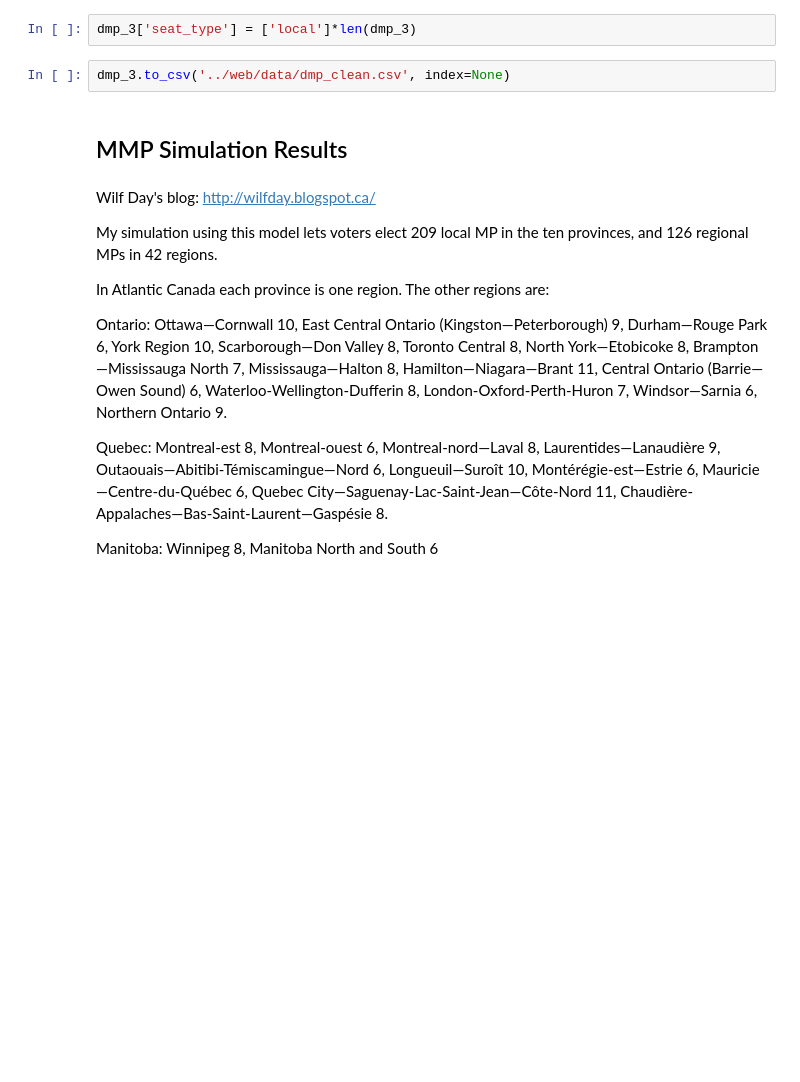
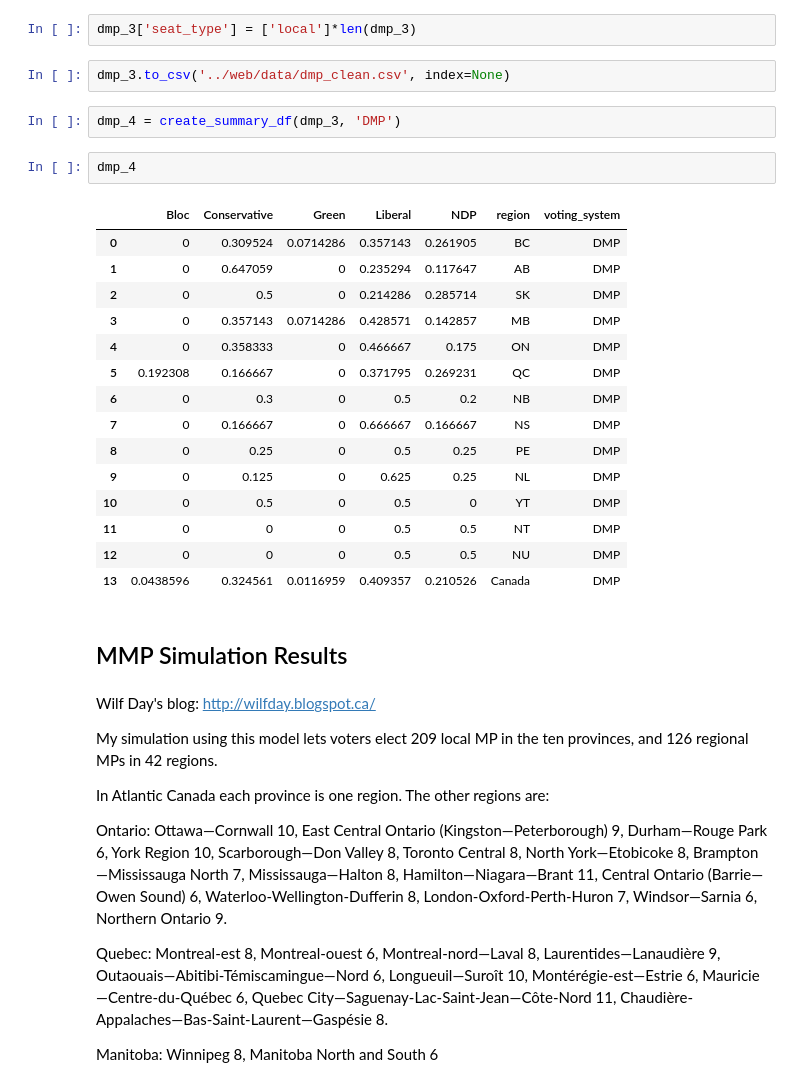
Before and after one commit to smcmurtry/electoral_reform, a Jupyter notebook: python/data_munging.ipynb, the cells around one changed output. Saved outputs shown, nothing was run; the diff lists cells and outputs as text; blank space fills up the shorter version.

```diff
--- a/python/data_munging.ipynb
+++ b/python/data_munging.ipynb
@@ -119,6 +216,26 @@ dmp_3['region_number'] = dmp_3['prov_abbr'].map(lambda x: provs.index(x))
 dmp_3['seat_type'] = ['local']*len(dmp_3)
 # %%
 dmp_3.to_csv('../web/data/dmp_clean.csv', index=None)
+# %%
+dmp_4 = create_summary_df(dmp_3, 'DMP')
+# %%
+dmp_4
+# %% [output]
+|  | Bloc | Conservative | Green | Liberal | NDP | region | voting_system |
+| 0 | 0 | 0.309524 | 0.0714286 | 0.357143 | 0.261905 | BC | DMP |
+| 1 | 0 | 0.647059 | 0 | 0.235294 | 0.117647 | AB | DMP |
+| 2 | 0 | 0.5 | 0 | 0.214286 | 0.285714 | SK | DMP |
+| 3 | 0 | 0.357143 | 0.0714286 | 0.428571 | 0.142857 | MB | DMP |
+| 4 | 0 | 0.358333 | 0 | 0.466667 | 0.175 | ON | DMP |
+| 5 | 0.192308 | 0.166667 | 0 | 0.371795 | 0.269231 | QC | DMP |
+| 6 | 0 | 0.3 | 0 | 0.5 | 0.2 | NB | DMP |
+| 7 | 0 | 0.166667 | 0 | 0.666667 | 0.166667 | NS | DMP |
+| 8 | 0 | 0.25 | 0 | 0.5 | 0.25 | PE | DMP |
+| 9 | 0 | 0.125 | 0 | 0.625 | 0.25 | NL | DMP |
+| 10 | 0 | 0.5 | 0 | 0.5 | 0 | YT | DMP |
+| 11 | 0 | 0 | 0 | 0.5 | 0.5 | NT | DMP |
+| 12 | 0 | 0 | 0 | 0.5 | 0.5 | NU | DMP |
+| 13 | 0.0438596 | 0.324561 | 0.0116959 | 0.409357 | 0.210526 | Canada | DMP |
 # %% [markdown]
 ## MMP Simulation Results
 # %% [markdown]
```
Also changed, not shown: parts of 45 cells of this notebook, 7 other files.
